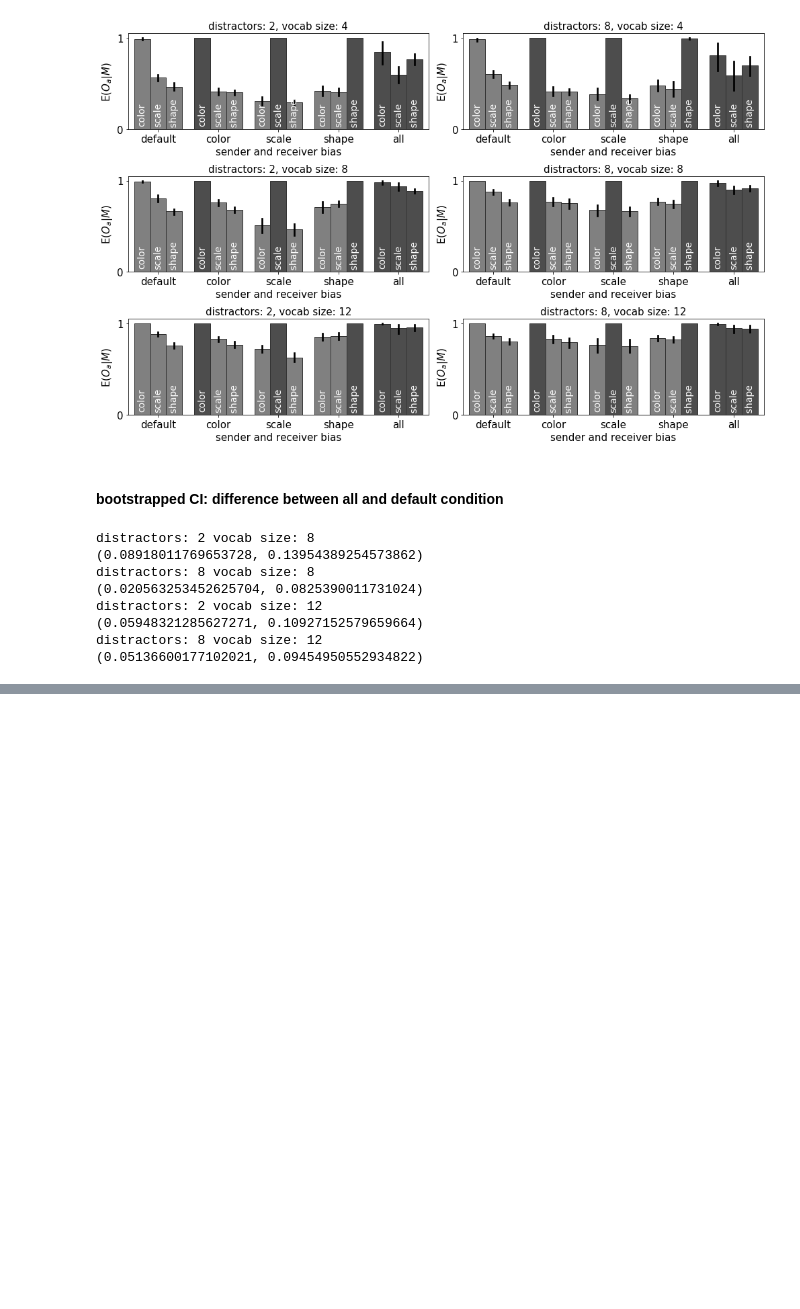
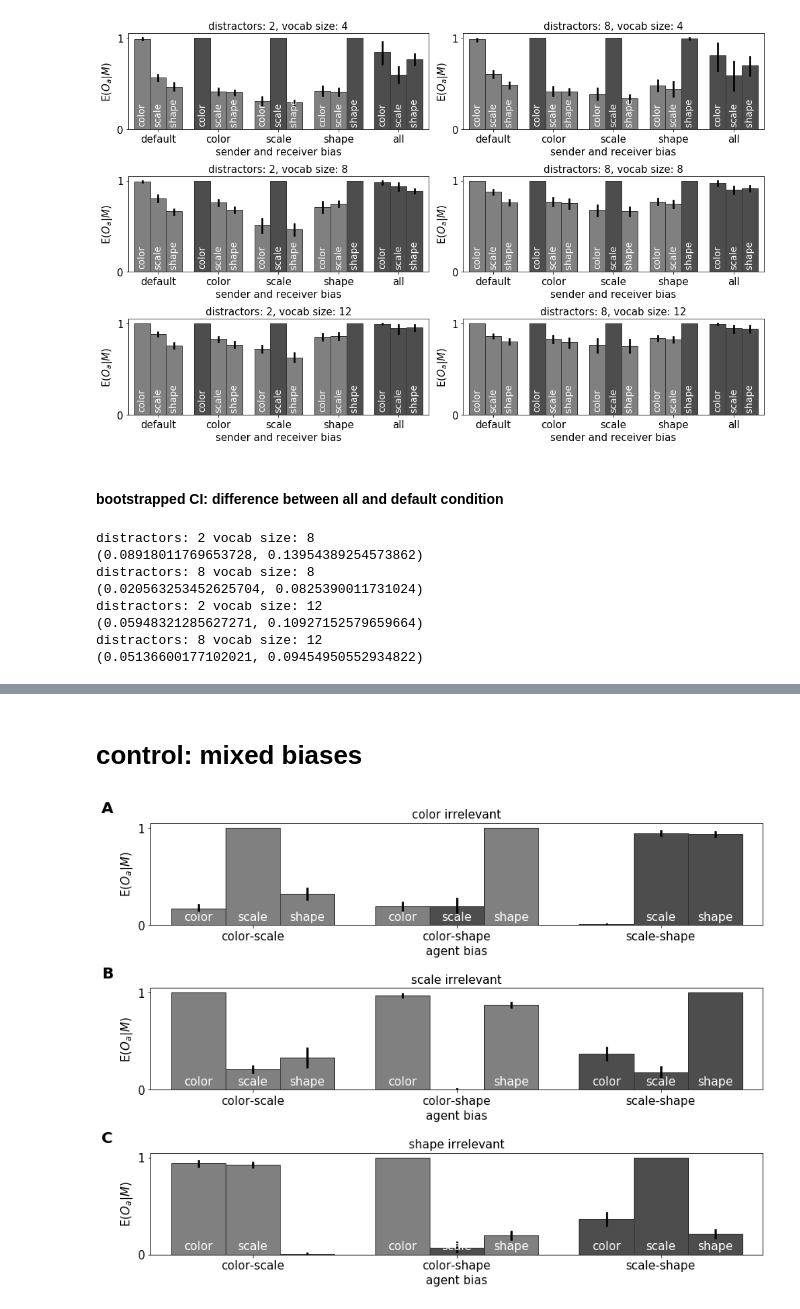
Before and after one commit to XeniaOhmer/language_perception_communication_games, a Jupyter notebook: language_analysis.ipynb, the cells around one changed output, grey strips where cells are left out. Drawn from its saved outputs; the diff is of its cells as text; code cells hidden in the pictures; blank space fills up the shorter version.

```diff
--- a/language_analysis.ipynb
+++ b/language_analysis.ipynb
@@ -379,0 +435,31 @@ distractors: 8 vocab size: 12
+# %% [markdown]
+# control: mixed biases
+# %%
+names = [['color-scale', 'color-shape', 'scale-shape']]*3
+
+featurewise_effectiveness = dict()
+conditions = ['color_irrelevant', 'scale_irrelevant', 'shape_irrelevant']
+for c in conditions:
+    featurewise_effectiveness[c] = dict()
+vs = 4
+nruns = 20
+mode = 'language_emergence_'
+
+
+for i in range(len(conditions)):
+    condition = conditions[i]
+    for n in names[0]:
+         featurewise_effectiveness[condition][n] = {'color': [], 'scale': [], 'shape': []}
+    for run in names[0]:
+        for r in range(nruns):
+            run_name = run + str(r)
+            scores = pickle.load(open('results/' + mode + condition + '/' + run_name + '/vs' + str(vs) +
+                                      '_ml3/entropy_scores.pkl', 'rb'))
+
+            featurewise_effectiveness[condition][run]['color'].append(scores['effectiveness']['color'])
+            featurewise_effectiveness[condition][run]['scale'].append(scores['effectiveness']['scale'])
+            featurewise_effectiveness[condition][run]['shape'].append(scores['effectiveness']['shape'])
+# %%
+plot_language_bias_sender_versus_receiver(conditions, names, featurewise_effectiveness, n_biases=3, n_runs=20, mixed_bias=True)
+# %% [output]
+[figure, added]
```
Also changed, not shown: parts of 15 cells of this notebook, 20 other files.
